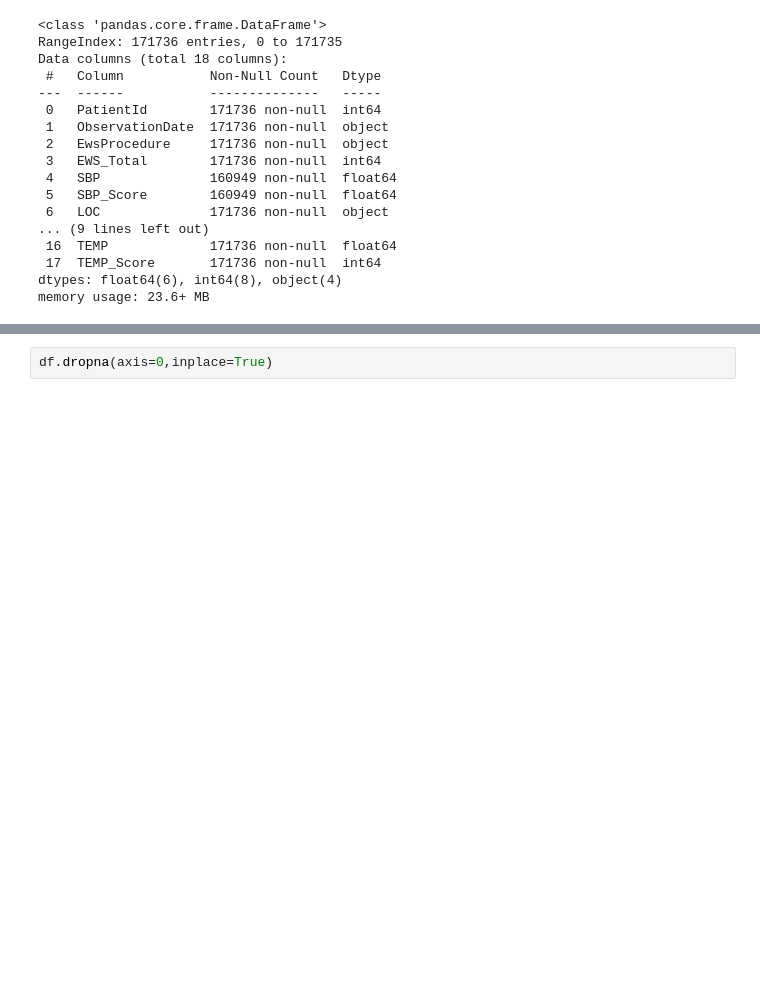
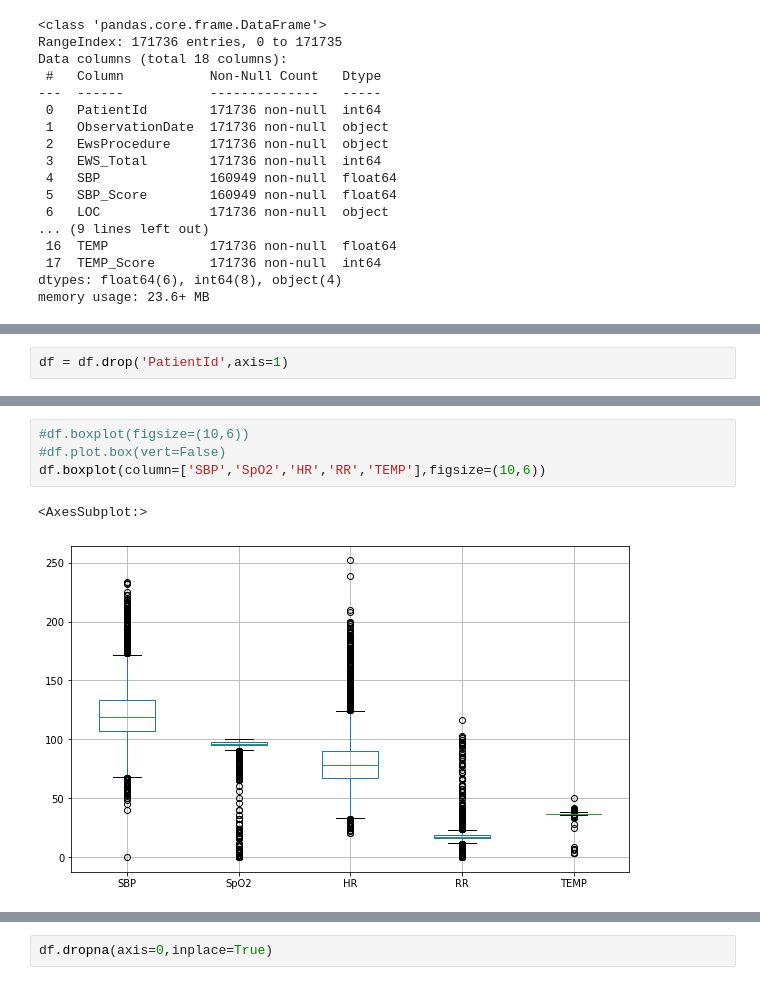
Before and after one commit to Idreesqbal/EWS, a Jupyter notebook: EWS.ipynb, the cells around one changed output, grey strips where cells are left out. Cells and saved outputs as stored; diff of their text form; blank space fills up the shorter version.

```diff
--- a/EWS.ipynb
+++ b/EWS.ipynb
@@ -41,0 +37,2 @@ array(['ALERT', 'UNRESPONSIVE', 'NEW_CONFUSION', 'VOICE', 'PAIN'],
+# %%
+df = df.drop('PatientId',axis=1)
@@ -41,0 +151,7 @@ array(['ALERT', 'UNRESPONSIVE', 'NEW_CONFUSION', 'VOICE', 'PAIN'],
+# %%
+#df.boxplot(figsize=(10,6))
+#df.plot.box(vert=False)
+df.boxplot(column=['SBP','SpO2','HR','RR','TEMP'],figsize=(10,6))
+# %% [output]
+<AxesSubplot:>
+[figure, added]
```
Also changed, not shown: parts of 34 cells of this notebook.
